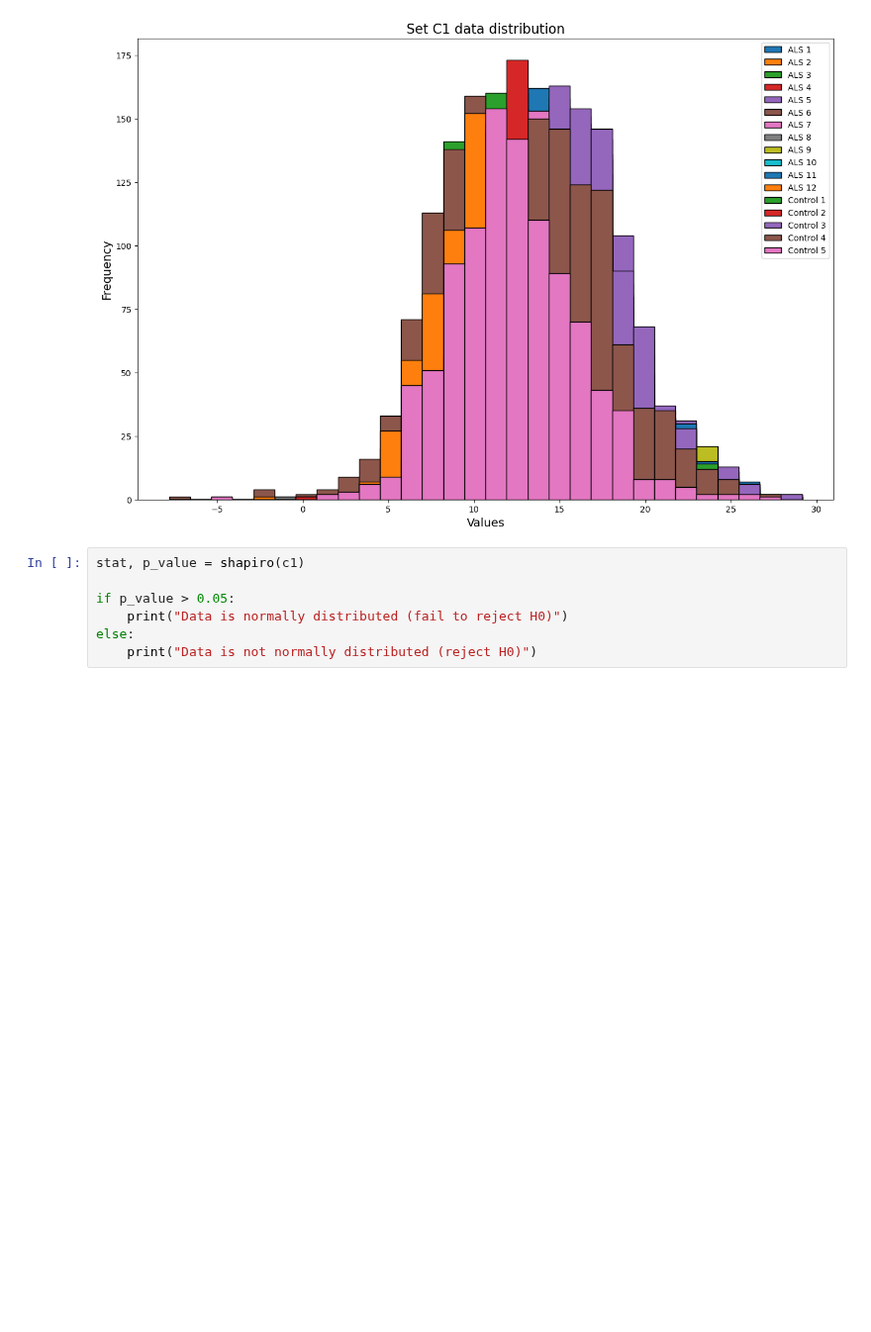
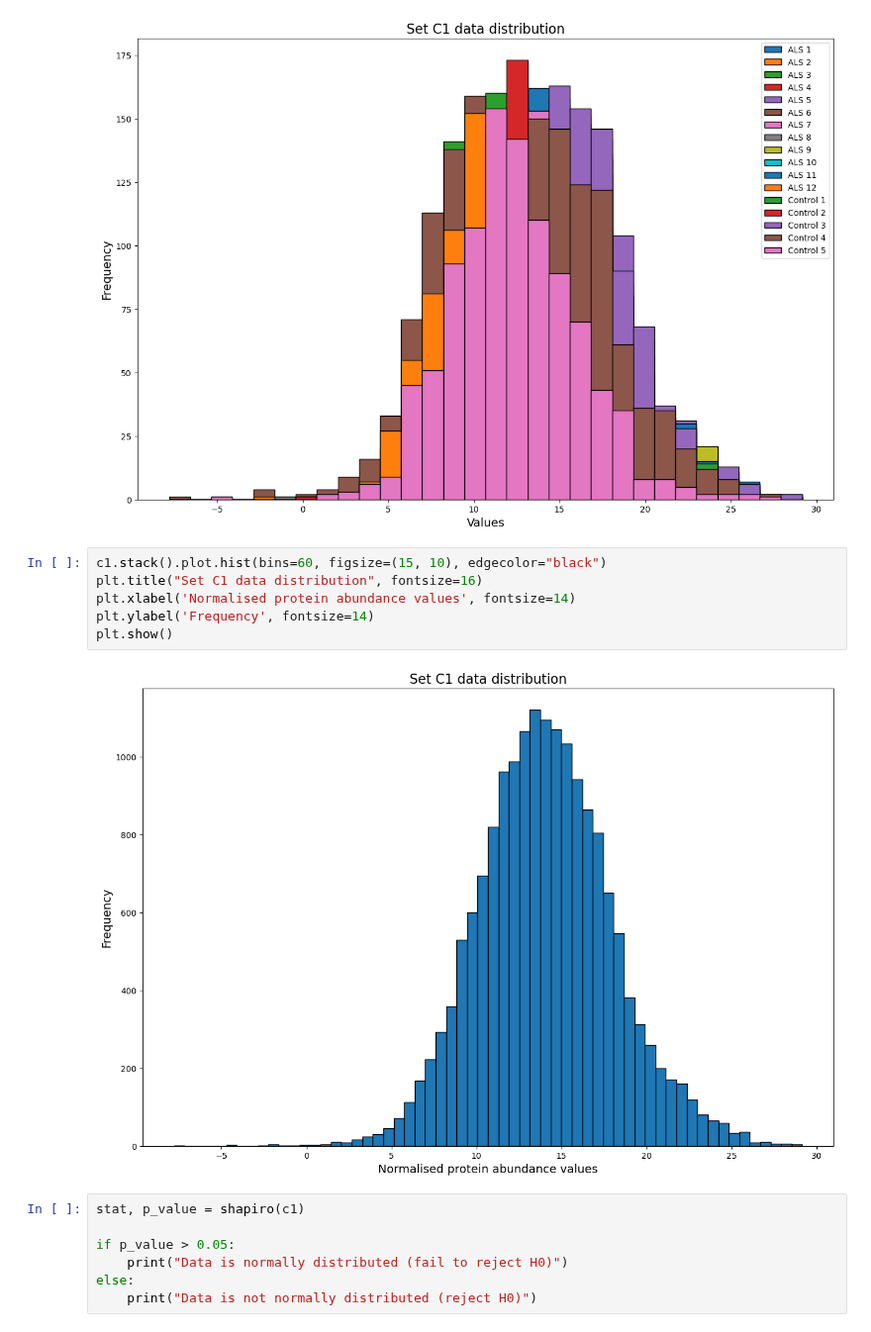
Before and after one commit to YoanaBobeva/PhD-Scripts, a Jupyter notebook: Distribution all datasets.ipynb, the cells around one changed output. Shown at 99% size. Drawn from its saved outputs; the diff is of its cells as text; blank space fills up the shorter version.

```diff
--- a/Distribution all datasets.ipynb
+++ b/Distribution all datasets.ipynb
@@ -27,6 +27,14 @@ plt.ylabel('Frequency', fontsize=14)
 plt.show()
 # %% [output]
 [figure]
+# %%
+c1.stack().plot.hist(bins=60, figsize=(15, 10), edgecolor="black")
+plt.title("Set C1 data distribution", fontsize=16)
+plt.xlabel('Normalised protein abundance values', fontsize=14)
+plt.ylabel('Frequency', fontsize=14)
+plt.show()
+# %% [output]
+[figure, added]
 # %%
 stat, p_value = shapiro(c1)
 
```
Also changed, not shown: parts of 13 cells of this notebook.
